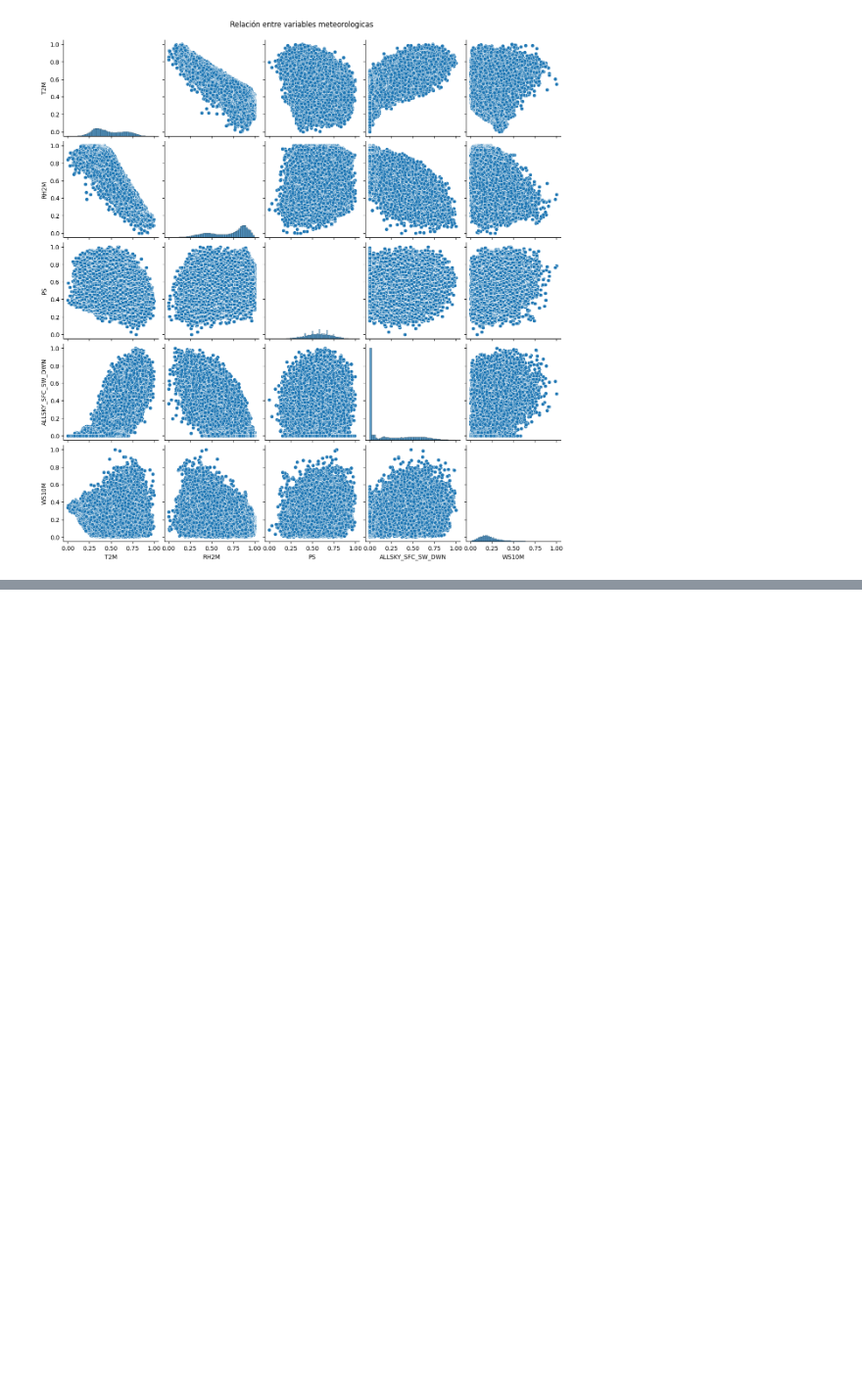
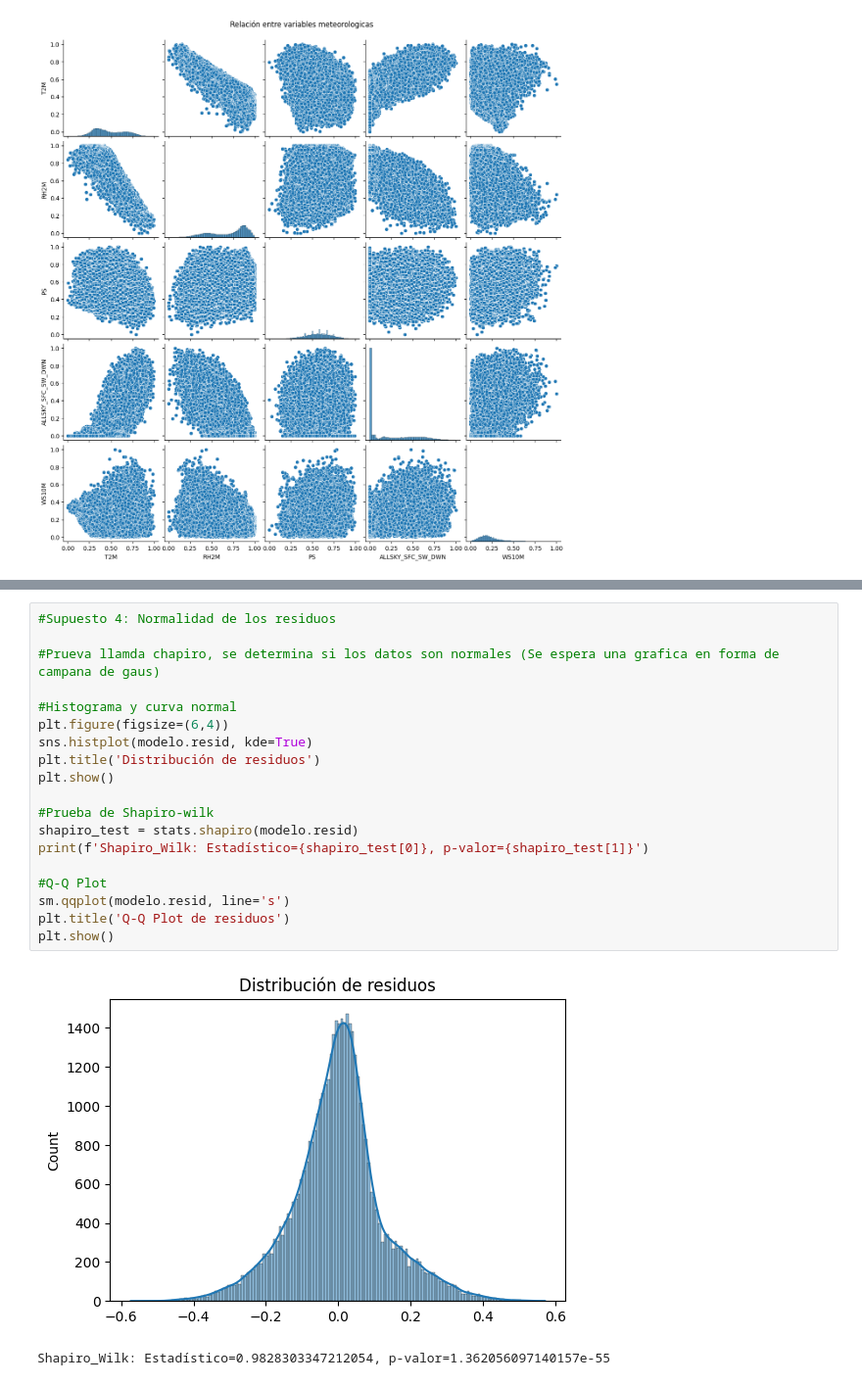
Before and after one commit to Yorbey/Pyoyecto-Ciencia-de-Datos, a Jupyter notebook: Proyecto_Clase_Ciencia_Datos_Ibero.ipynb, the cells around one changed output, grey strips where cells are left out. Shown at 98% size. Drawn from its saved outputs; the diff is of its cells as text; blank space fills up the shorter version.

```diff
--- a/Proyecto_Clase_Ciencia_Datos_Ibero.ipynb
+++ b/Proyecto_Clase_Ciencia_Datos_Ibero.ipynb
@@ -445,0 +533,22 @@ plt.show()
+# %%
+#Supuesto 4: Normalidad de los residuos
+
+#Prueva llamda chapiro, se determina si los datos son normales (Se espera una grafica en forma de campana de gaus)
+
+#Histograma y curva normal
+plt.figure(figsize=(6,4))
+sns.histplot(modelo.resid, kde=True)
+plt.title('Distribución de residuos')
+plt.show()
+
+#Prueba de Shapiro-wilk
+shapiro_test = stats.shapiro(modelo.resid)
+print(f'Shapiro_Wilk: Estadístico={shapiro_test[0]}, p-valor={shapiro_test[1]}')
+
+#Q-Q Plot
+sm.qqplot(modelo.resid, line='s')
+plt.title('Q-Q Plot de residuos')
+plt.show()
+# %% [output]
+[figure, added]
+Shapiro_Wilk: Estadístico=0.9828303347212054, p-valor=1.362056097140157e-55
```
Also changed, not shown: parts of 9 cells of this notebook.
